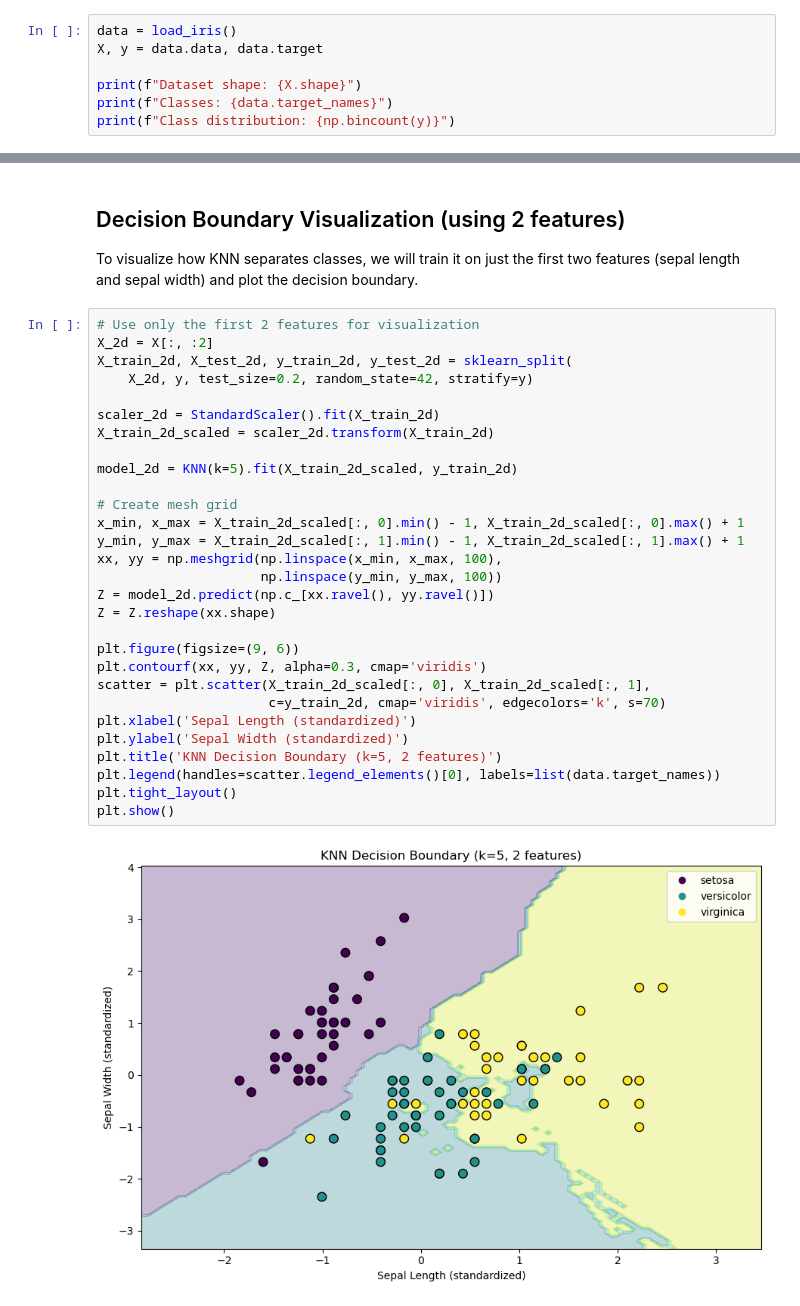
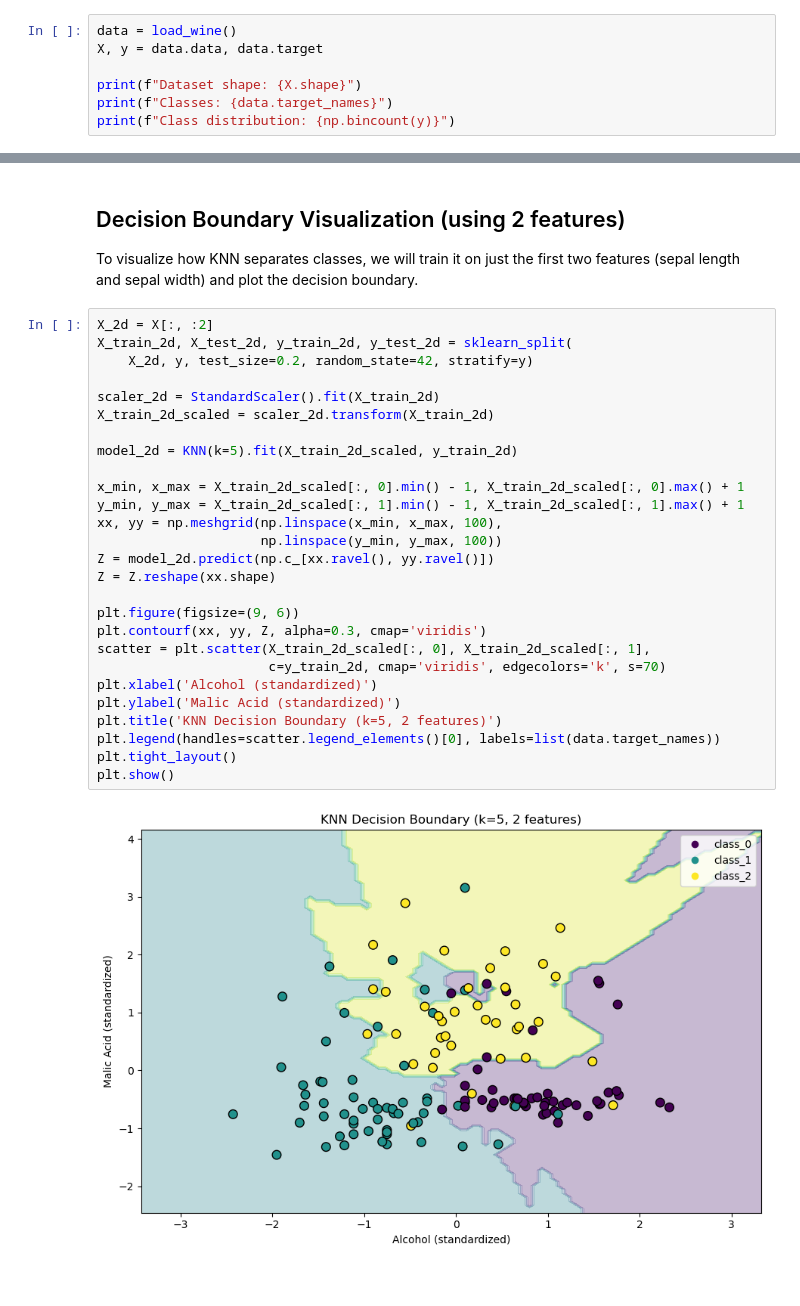
Before and after one commit to qhan18/QiushiHan-CMOR-438, a Jupyter notebook: examples/Supervised_Learning/K_Nearest_Neighbors/knn_demo.ipynb, the cells around one changed output, grey strips where cells are left out. Saved outputs shown, nothing was run; the diff lists cells and outputs as text.

Commit message:
Update KNN notebook to use Wine dataset instead of Iris

```diff
--- a/examples/Supervised_Learning/K_Nearest_Neighbors/knn_demo.ipynb
+++ b/examples/Supervised_Learning/K_Nearest_Neighbors/knn_demo.ipynb
@@ -29,5 +29,5 @@ We use the classic **Iris dataset**: 150 flowers, 4 features (sepal/petal length
 # %%
-data = load_iris()
+data = load_wine()
 X, y = data.data, data.target
 
 print(f"Dataset shape: {X.shape}")
@@ -92,36 +101,34 @@ plt.show()
 
 To visualize how KNN separates classes, we will train it on just the first two features (sepal length and sepal width) and plot the decision boundary.
 # %%
-# Use only the first 2 features for visualization
 X_2d = X[:, :2]
 X_train_2d, X_test_2d, y_train_2d, y_test_2d = sklearn_split(
     X_2d, y, test_size=0.2, random_state=42, stratify=y)
 
 scaler_2d = StandardScaler().fit(X_train_2d)
 X_train_2d_scaled = scaler_2d.transform(X_train_2d)
 
 model_2d = KNN(k=5).fit(X_train_2d_scaled, y_train_2d)
 
-# Create mesh grid
 x_min, x_max = X_train_2d_scaled[:, 0].min() - 1, X_train_2d_scaled[:, 0].max() + 1
 y_min, y_max = X_train_2d_scaled[:, 1].min() - 1, X_train_2d_scaled[:, 1].max() + 1
 xx, yy = np.meshgrid(np.linspace(x_min, x_max, 100),
                      np.linspace(y_min, y_max, 100))
 Z = model_2d.predict(np.c_[xx.ravel(), yy.ravel()])
 Z = Z.reshape(xx.shape)
 
 plt.figure(figsize=(9, 6))
 plt.contourf(xx, yy, Z, alpha=0.3, cmap='viridis')
 scatter = plt.scatter(X_train_2d_scaled[:, 0], X_train_2d_scaled[:, 1],
                       c=y_train_2d, cmap='viridis', edgecolors='k', s=70)
-plt.xlabel('Sepal Length (standardized)')
-plt.ylabel('Sepal Width (standardized)')
+plt.xlabel('Alcohol (standardized)')
+plt.ylabel('Malic Acid (standardized)')
 plt.title('KNN Decision Boundary (k=5, 2 features)')
 plt.legend(handles=scatter.legend_elements()[0], labels=list(data.target_names))
 plt.tight_layout()
 plt.show()
 # %% [output]
-[figure, old version]
+[figure, new version]
 # %% [markdown]
 ## Discussion
 
```
Also changed, not shown: parts of 8 cells of this notebook, 1 other file.
